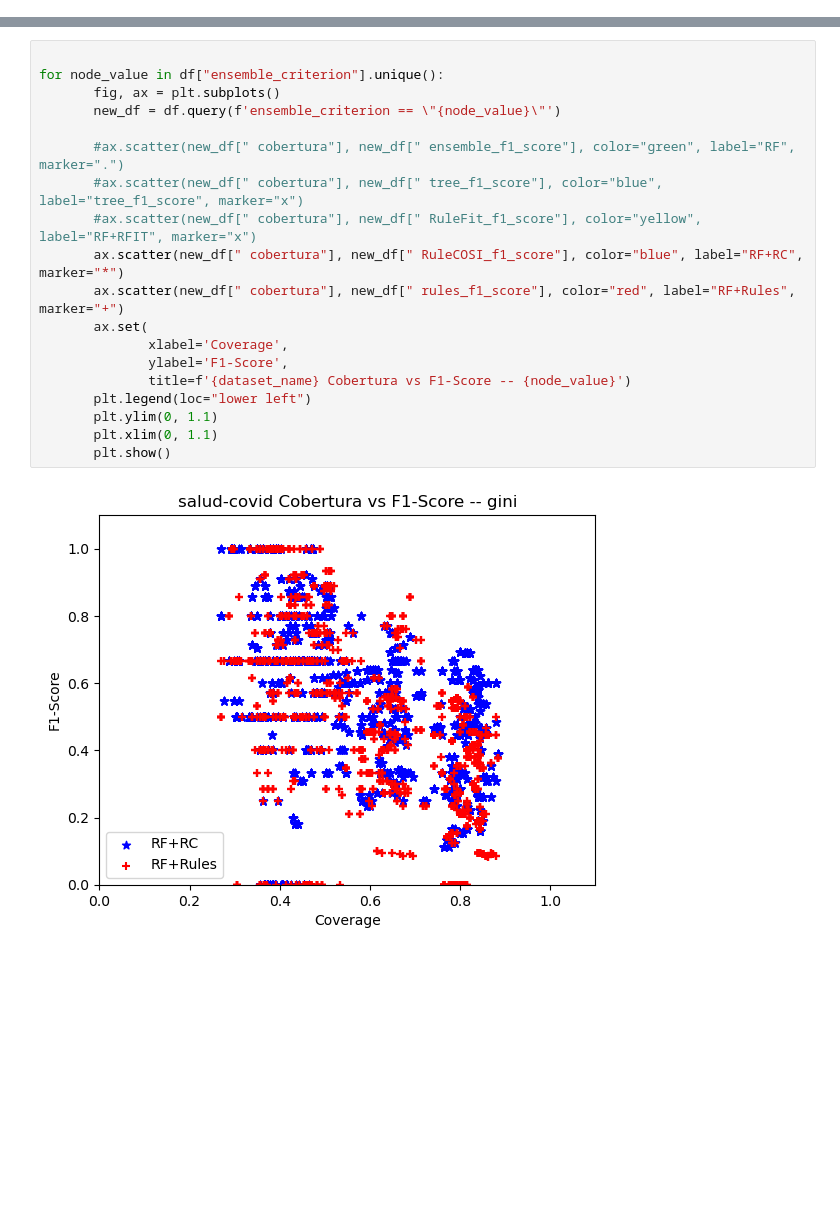
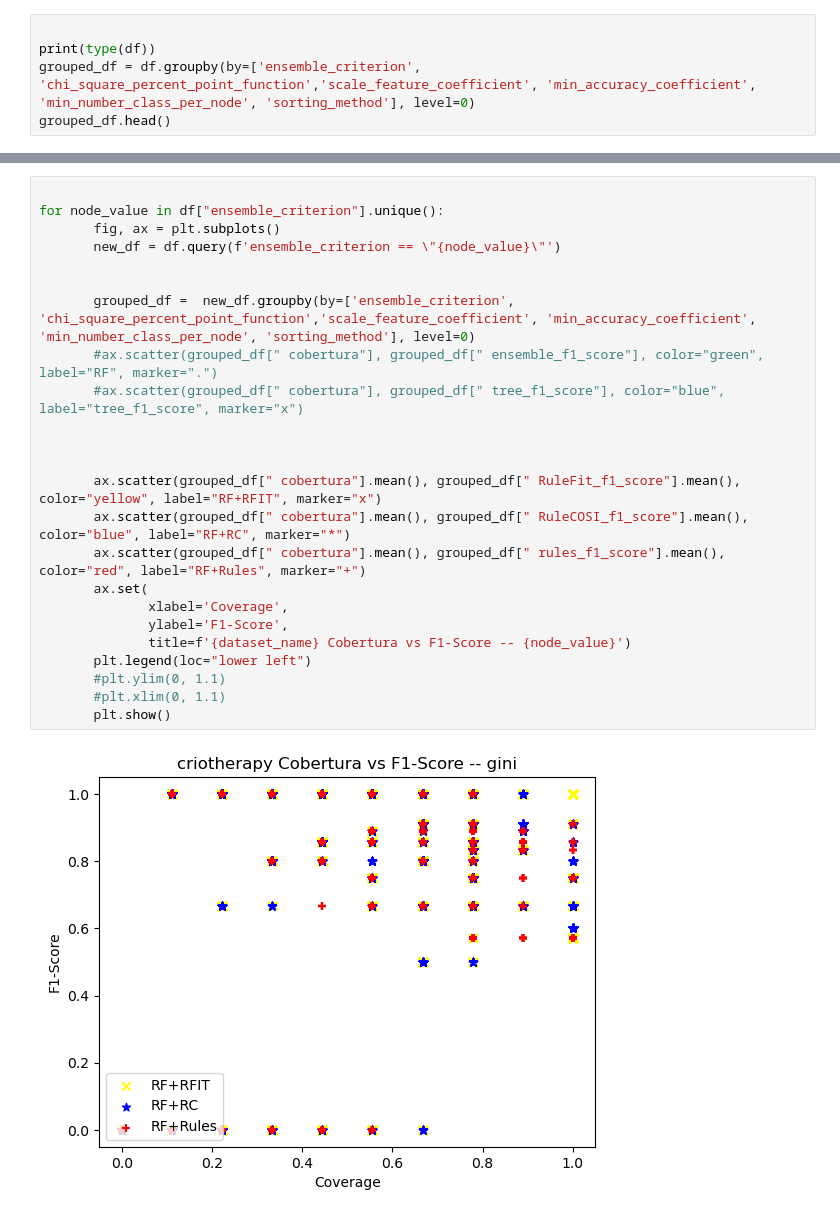
Before and after one commit to marioopv/iPRules, a Jupyter notebook: Results/display_dataset_results.ipynb, the cells around one changed output, grey strips where cells are left out. Drawn from its saved outputs; the diff is of its cells as text; blank space fills up the shorter version.

```diff
--- a/Results/display_dataset_results.ipynb
+++ b/Results/display_dataset_results.ipynb
@@ -18,3 +18,8 @@ df.head()
 | 3 | gini | 0.990 | 0.01 | 0.85 | ... |
 | 4 | gini | 0.995 | 0.01 | 0.85 | ... |
 5 rows × 35 columns
+# %%
+
+print(type(df))
+grouped_df = df.groupby(by=['ensemble_criterion', 'chi_square_percent_point_function','scale_feature_coefficient', 'min_accuracy_coefficient', 'min_number_class_per_node', 'sorting_method'], level=0)
+grouped_df.head()
@@ -21,21 +41,26 @@ df.head()
 # %%
 
 for node_value in df["ensemble_criterion"].unique():
        fig, ax = plt.subplots()
        new_df = df.query(f'ensemble_criterion == \"{node_value}\"')
 
-       #ax.scatter(new_df[" cobertura"], new_df[" ensemble_f1_score"], color="green", label="RF", marker=".")
-       #ax.scatter(new_df[" cobertura"], new_df[" tree_f1_score"], color="blue", label="tree_f1_score", marker="x")
-       #ax.scatter(new_df[" cobertura"], new_df[" RuleFit_f1_score"], color="yellow", label="RF+RFIT", marker="x")
-       ax.scatter(new_df[" cobertura"], new_df[" RuleCOSI_f1_score"], color="blue", label="RF+RC", marker="*")
-       ax.scatter(new_df[" cobertura"], new_df[" rules_f1_score"], color="red", label="RF+Rules", marker="+")
+
+       grouped_df =  new_df.groupby(by=['ensemble_criterion', 'chi_square_percent_point_function','scale_feature_coefficient', 'min_accuracy_coefficient', 'min_number_class_per_node', 'sorting_method'], level=0)
+       #ax.scatter(grouped_df[" cobertura"], grouped_df[" ensemble_f1_score"], color="green", label="RF", marker=".")
+       #ax.scatter(grouped_df[" cobertura"], grouped_df[" tree_f1_score"], color="blue", label="tree_f1_score", marker="x")
+
+
+
+       ax.scatter(grouped_df[" cobertura"].mean(), grouped_df[" RuleFit_f1_score"].mean(), color="yellow", label="RF+RFIT", marker="x")
+       ax.scatter(grouped_df[" cobertura"].mean(), grouped_df[" RuleCOSI_f1_score"].mean(), color="blue", label="RF+RC", marker="*")
+       ax.scatter(grouped_df[" cobertura"].mean(), grouped_df[" rules_f1_score"].mean(), color="red", label="RF+Rules", marker="+")
        ax.set(
               xlabel='Coverage',
               ylabel='F1-Score',
               title=f'{dataset_name} Cobertura vs F1-Score -- {node_value}')
        plt.legend(loc="lower left")
-       plt.ylim(0, 1.1)
-       plt.xlim(0, 1.1)
+       #plt.ylim(0, 1.1)
+       #plt.xlim(0, 1.1)
        plt.show()
 # %% [output]
-[figure, old version]
+[figure, new version]
```
Also changed, not shown: parts of 2 cells of this notebook, 20 other files.
